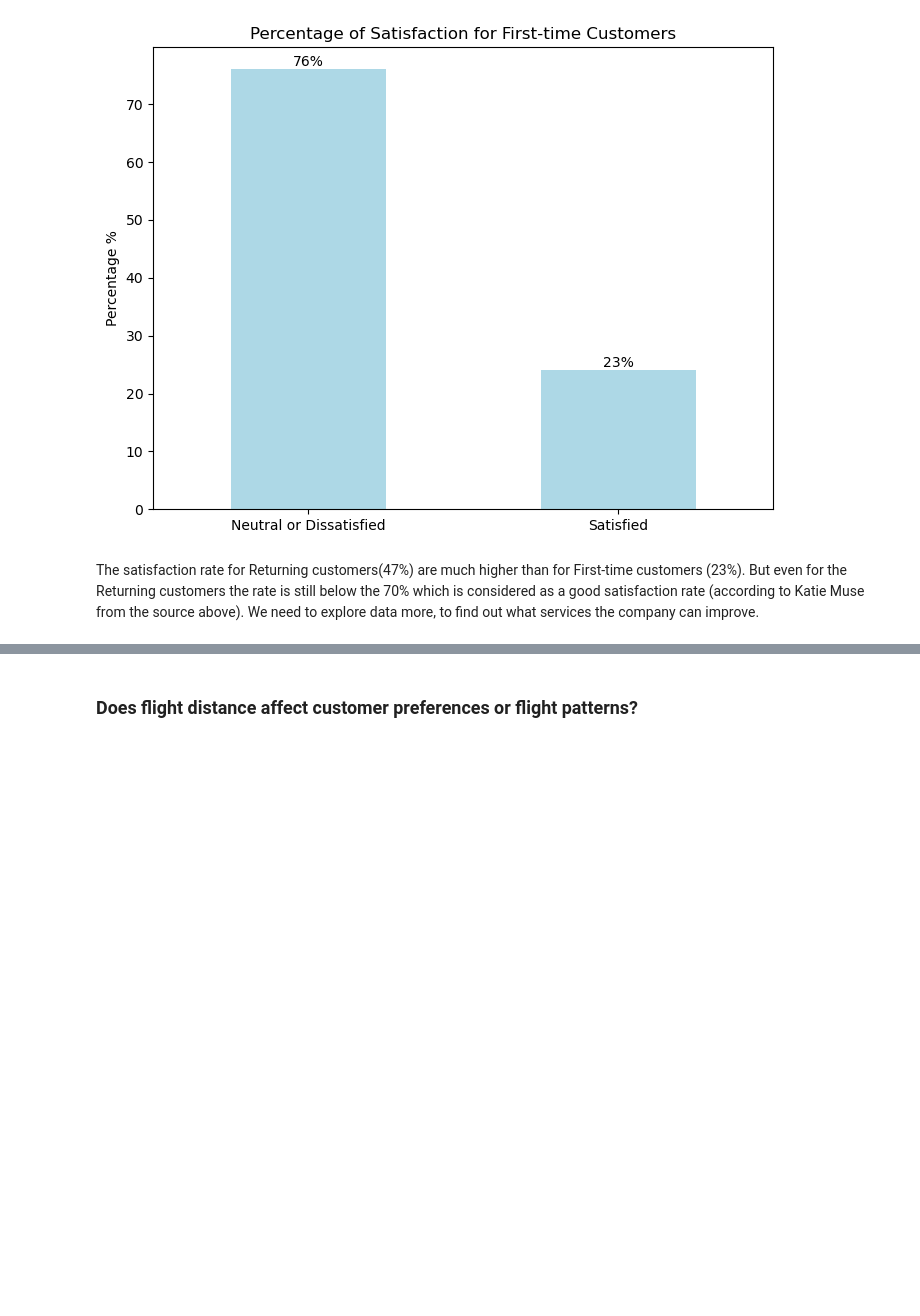
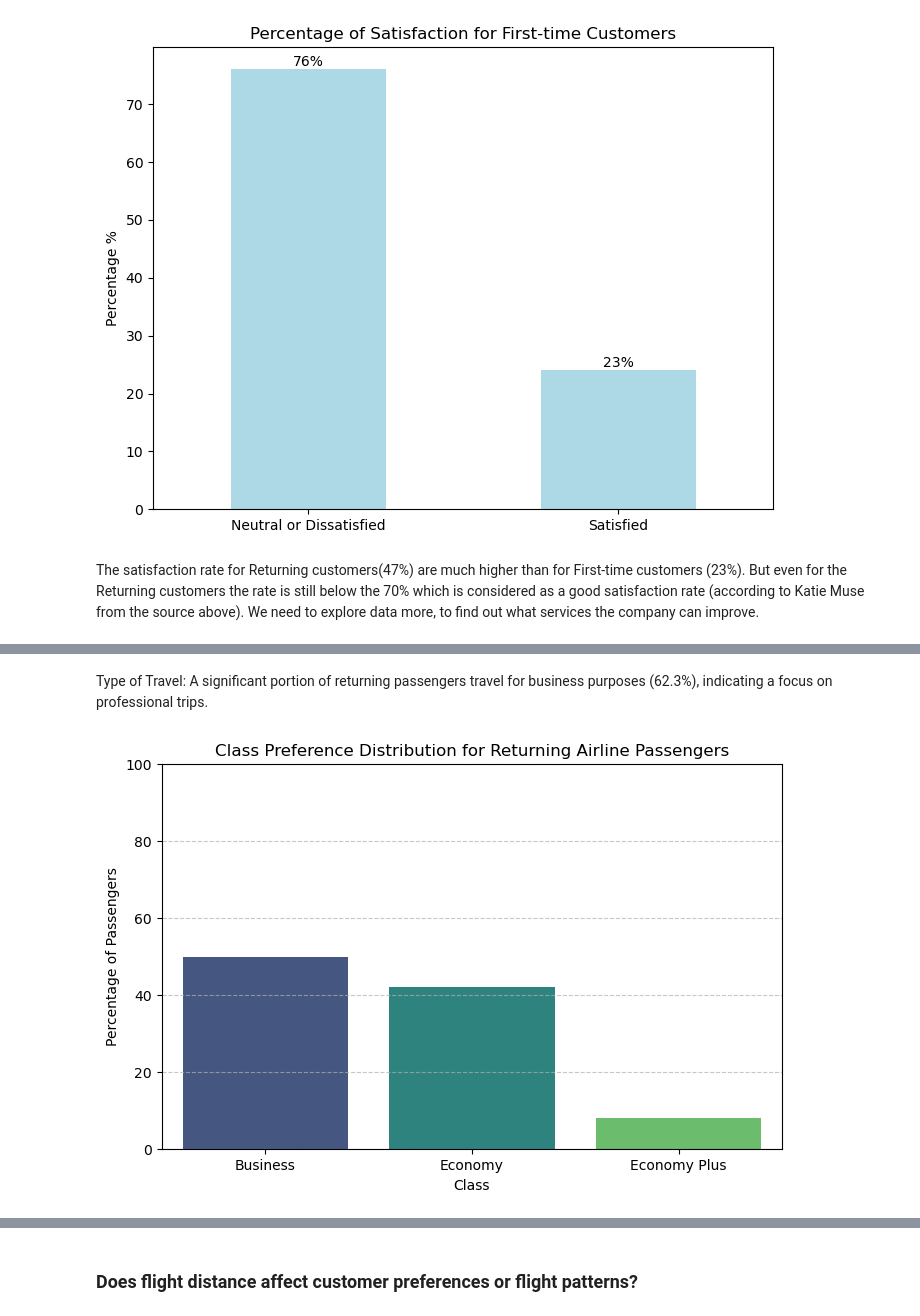
Before and after one commit to samamaryna/team_project, a Jupyter notebook: Project_2.ipynb, the cells around one changed output, grey strips where cells are left out. Saved outputs shown, nothing was run; the diff lists cells and outputs as text; code cells hidden in the pictures; blank space fills up the shorter version.

```diff
--- a/Project_2.ipynb
+++ b/Project_2.ipynb
@@ -287,0 +479,14 @@ The satisfaction rate for Returning customers(47%) are much higher than for Firs
+# %% [markdown]
+Type of Travel: A significant portion of returning passengers travel for business purposes (62.3%), indicating a focus on professional trips.
+# %%
+# Class Distribution
+plt.figure(figsize=(8, 5))
+sns.barplot(x=class_distribution.index, y=class_distribution.values, palette='viridis')
+plt.title('Class Preference Distribution for Returning Airline Passengers')
+plt.xlabel('Class')
+plt.ylabel('Percentage of Passengers')
+plt.ylim(0, 100)
+plt.grid(axis='y', linestyle='--', alpha=0.7)
+plt.show()
+# %% [output]
+[figure, added]
```
Also changed, not shown: parts of 24 cells of this notebook.
